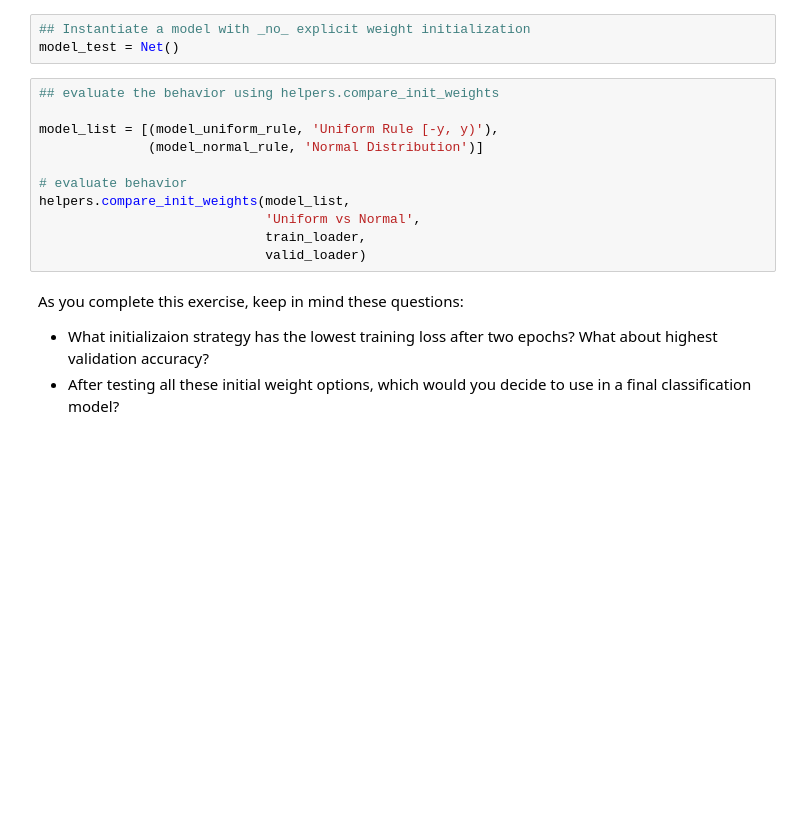
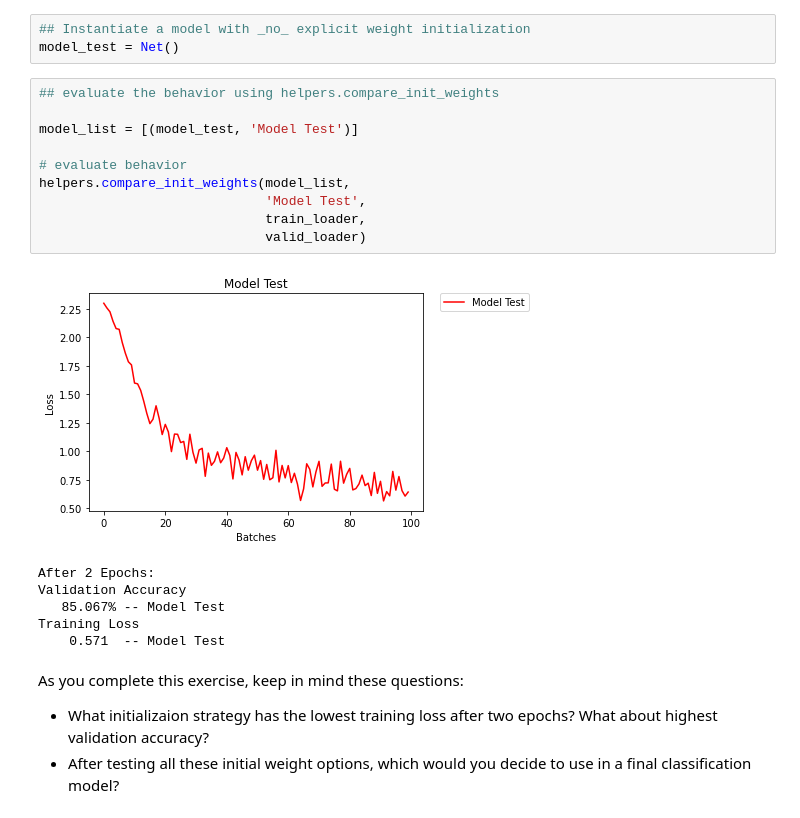
Before and after one commit to gabrieldapaz/Udacity-Deep-Learning-Nanodegree, a Jupyter notebook: 3_cnn/weight-initialization/weight_initialization_exercise.ipynb, the cells around one changed output. Drawn from its saved outputs; the diff is of its cells as text; blank space fills up the shorter version.

```diff
--- a/3_cnn/weight-initialization/weight_initialization_exercise.ipynb
+++ b/3_cnn/weight-initialization/weight_initialization_exercise.ipynb
@@ -469,14 +469,20 @@ model_test = Net()
 # %%
 ## evaluate the behavior using helpers.compare_init_weights
 
-model_list = [(model_uniform_rule, 'Uniform Rule [-y, y)'),
-              (model_normal_rule, 'Normal Distribution')]
+model_list = [(model_test, 'Model Test')]
 
 # evaluate behavior
 helpers.compare_init_weights(model_list,
-                             'Uniform vs Normal',
+                             'Model Test',
                              train_loader,
                              valid_loader)
+# %% [output]
+[figure, added]
+After 2 Epochs:
+Validation Accuracy
+   85.067% -- Model Test
+Training Loss
+    0.571  -- Model Test
 # %% [markdown]
 As you complete this exercise, keep in mind these questions:
 * What initializaion strategy has the lowest training loss after two epochs? What about highest validation accuracy?
```
Also changed, not shown: 7 other files.
